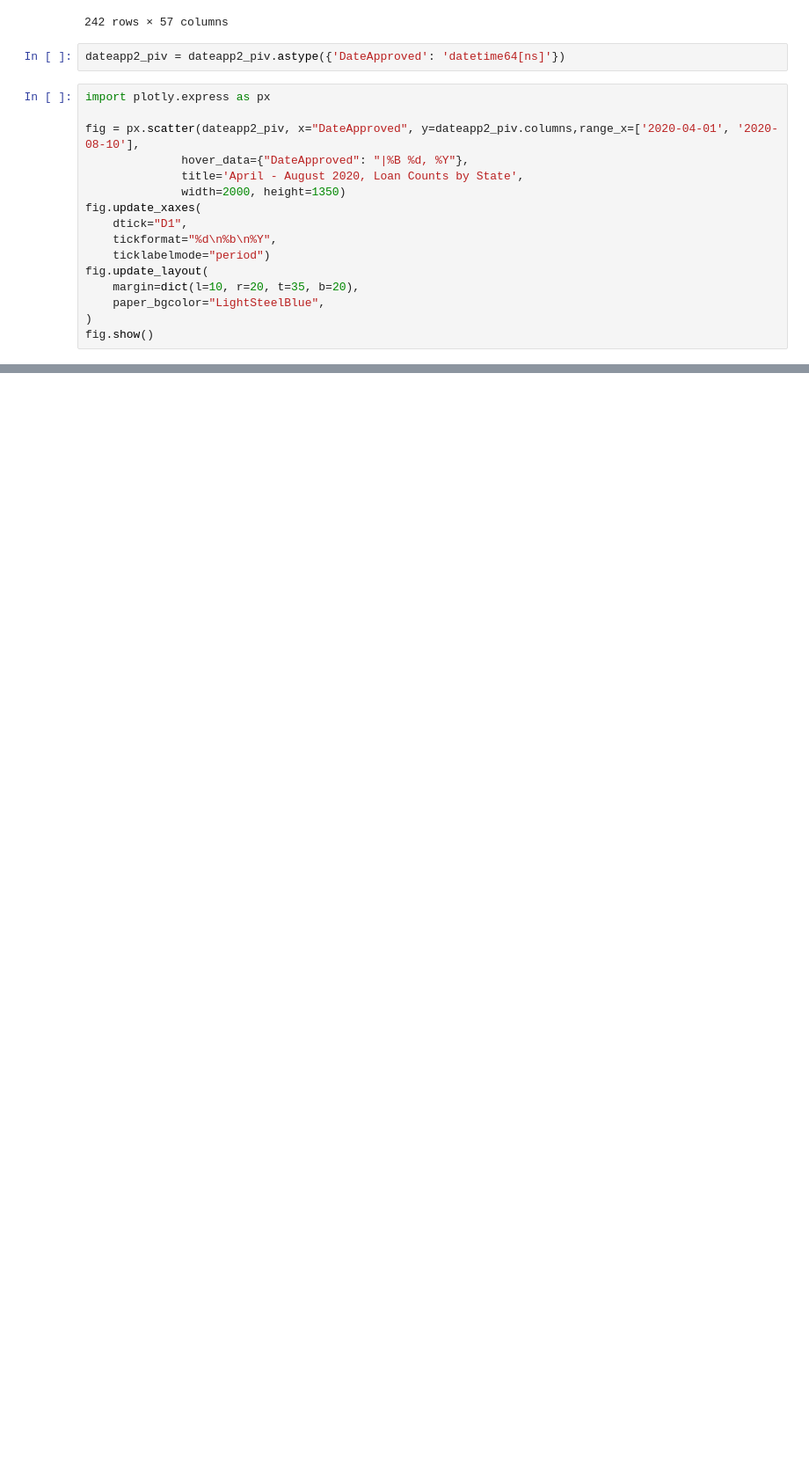
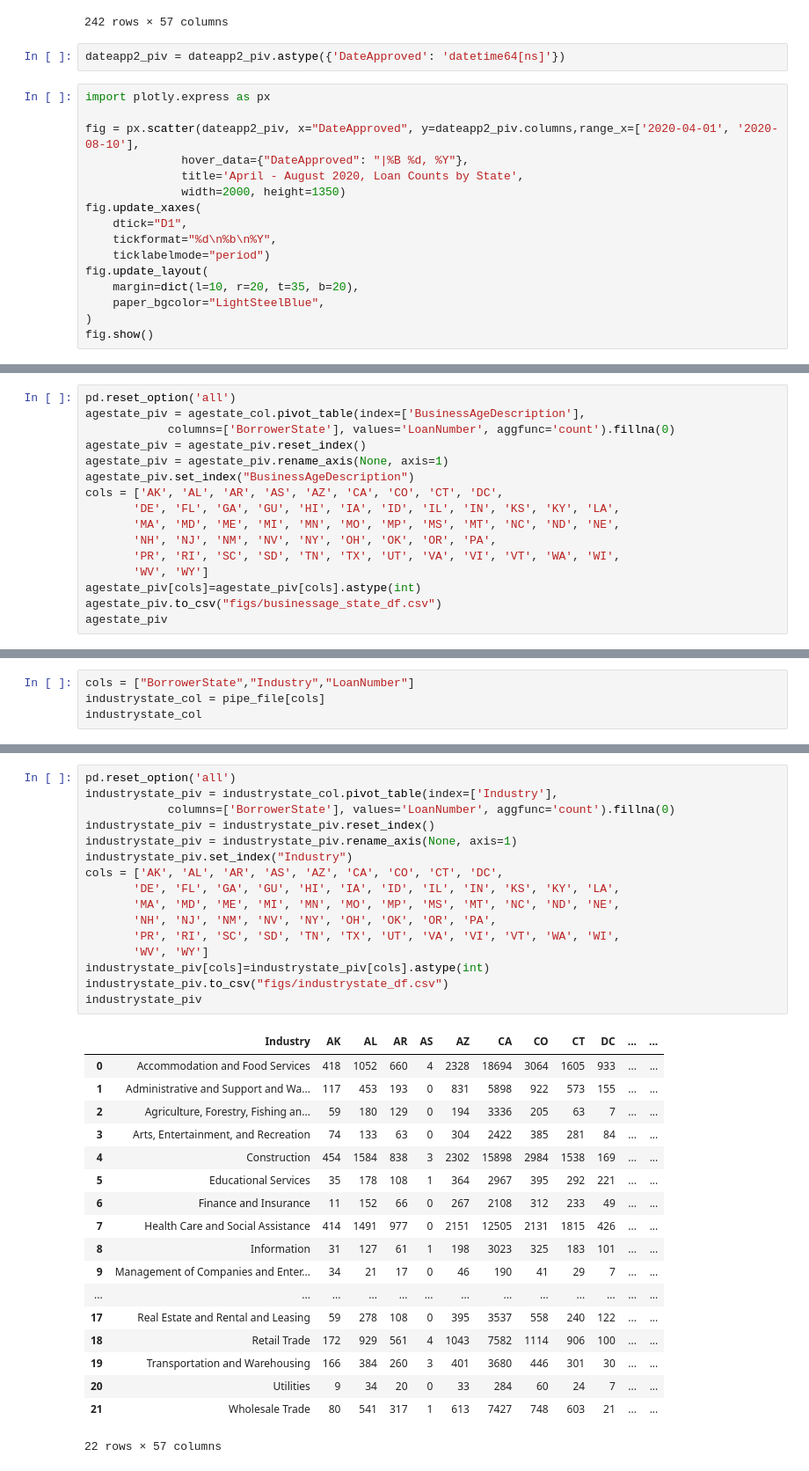
Before and after one commit to cspence001/mapdata_finalization_notebooks, a Jupyter notebook: review/dataviews/dataviews.ipynb, the cells around one changed output, grey strips where cells are left out. Shown at 88% size. Saved outputs shown, nothing was run; the diff lists cells and outputs as text; blank space fills up the shorter version.

```diff
--- a/review/dataviews/dataviews.ipynb
+++ b/review/dataviews/dataviews.ipynb
@@ -437,0 +575,16 @@ fig.show()
+# %%
+pd.reset_option('all')
+agestate_piv = agestate_col.pivot_table(index=['BusinessAgeDescription'],
+            columns=['BorrowerState'], values='LoanNumber', aggfunc='count').fillna(0)
+agestate_piv = agestate_piv.reset_index()
+agestate_piv = agestate_piv.rename_axis(None, axis=1)
+agestate_piv.set_index("BusinessAgeDescription")
+cols = ['AK', 'AL', 'AR', 'AS', 'AZ', 'CA', 'CO', 'CT', 'DC',
+       'DE', 'FL', 'GA', 'GU', 'HI', 'IA', 'ID', 'IL', 'IN', 'KS', 'KY', 'LA',
+       'MA', 'MD', 'ME', 'MI', 'MN', 'MO', 'MP', 'MS', 'MT', 'NC', 'ND', 'NE',
+       'NH', 'NJ', 'NM', 'NV', 'NY', 'OH', 'OK', 'OR', 'PA',
+       'PR', 'RI', 'SC', 'SD', 'TN', 'TX', 'UT', 'VA', 'VI', 'VT', 'WA', 'WI',
+       'WV', 'WY']
+agestate_piv[cols]=agestate_piv[cols].astype(int)
+agestate_piv.to_csv("figs/businessage_state_df.csv")
+agestate_piv
@@ -437,0 +645,4 @@ fig.show()
+# %%
+cols = ["BorrowerState","Industry","LoanNumber"]
+industrystate_col = pipe_file[cols]
+industrystate_col
@@ -437,0 +663,35 @@ fig.show()
+# %%
+pd.reset_option('all')
+industrystate_piv = industrystate_col.pivot_table(index=['Industry'],
+            columns=['BorrowerState'], values='LoanNumber', aggfunc='count').fillna(0)
+industrystate_piv = industrystate_piv.reset_index()
+industrystate_piv = industrystate_piv.rename_axis(None, axis=1)
+industrystate_piv.set_index("Industry")
+cols = ['AK', 'AL', 'AR', 'AS', 'AZ', 'CA', 'CO', 'CT', 'DC',
+       'DE', 'FL', 'GA', 'GU', 'HI', 'IA', 'ID', 'IL', 'IN', 'KS', 'KY', 'LA',
+       'MA', 'MD', 'ME', 'MI', 'MN', 'MO', 'MP', 'MS', 'MT', 'NC', 'ND', 'NE',
+       'NH', 'NJ', 'NM', 'NV', 'NY', 'OH', 'OK', 'OR', 'PA',
+       'PR', 'RI', 'SC', 'SD', 'TN', 'TX', 'UT', 'VA', 'VI', 'VT', 'WA', 'WI',
+       'WV', 'WY']
+industrystate_piv[cols]=industrystate_piv[cols].astype(int)
+industrystate_piv.to_csv("figs/industrystate_df.csv")
+industrystate_piv
+# %% [output]
+|  | Industry | AK | AL | AR | AS | AZ | CA | CO | CT | DC | ... | ... |
+| 0 | Accommodation and Food Services | 418 | 1052 | 660 | 4 | 2328 | 18694 | 3064 | 1605 | 933 | ... | ... |
+| 1 | Administrative and Support and Wa... | 117 | 453 | 193 | 0 | 831 | 5898 | 922 | 573 | 155 | ... | ... |
+| 2 | Agriculture, Forestry, Fishing an... | 59 | 180 | 129 | 0 | 194 | 3336 | 205 | 63 | 7 | ... | ... |
+| 3 | Arts, Entertainment, and Recreation | 74 | 133 | 63 | 0 | 304 | 2422 | 385 | 281 | 84 | ... | ... |
+| 4 | Construction | 454 | 1584 | 838 | 3 | 2302 | 15898 | 2984 | 1538 | 169 | ... | ... |
+| 5 | Educational Services | 35 | 178 | 108 | 1 | 364 | 2967 | 395 | 292 | 221 | ... | ... |
+| 6 | Finance and Insurance | 11 | 152 | 66 | 0 | 267 | 2108 | 312 | 233 | 49 | ... | ... |
+| 7 | Health Care and Social Assistance | 414 | 1491 | 977 | 0 | 2151 | 12505 | 2131 | 1815 | 426 | ... | ... |
+| 8 | Information | 31 | 127 | 61 | 1 | 198 | 3023 | 325 | 183 | 101 | ... | ... |
+| 9 | Management of Companies and Enter... | 34 | 21 | 17 | 0 | 46 | 190 | 41 | 29 | 7 | ... | ... |
+| ... | ... | ... | ... | ... | ... | ... | ... | ... | ... | ... | ... | ... |
+| 17 | Real Estate and Rental and Leasing | 59 | 278 | 108 | 0 | 395 | 3537 | 558 | 240 | 122 | ... | ... |
+| 18 | Retail Trade | 172 | 929 | 561 | 4 | 1043 | 7582 | 1114 | 906 | 100 | ... | ... |
+| 19 | Transportation and Warehousing | 166 | 384 | 260 | 3 | 401 | 3680 | 446 | 301 | 30 | ... | ... |
+| 20 | Utilities | 9 | 34 | 20 | 0 | 33 | 284 | 60 | 24 | 7 | ... | ... |
+| 21 | Wholesale Trade | 80 | 541 | 317 | 1 | 613 | 7427 | 748 | 603 | 21 | ... | ... |
+22 rows × 57 columns
```
Also changed, not shown: parts of 31 cells of this notebook, 1 other file.
